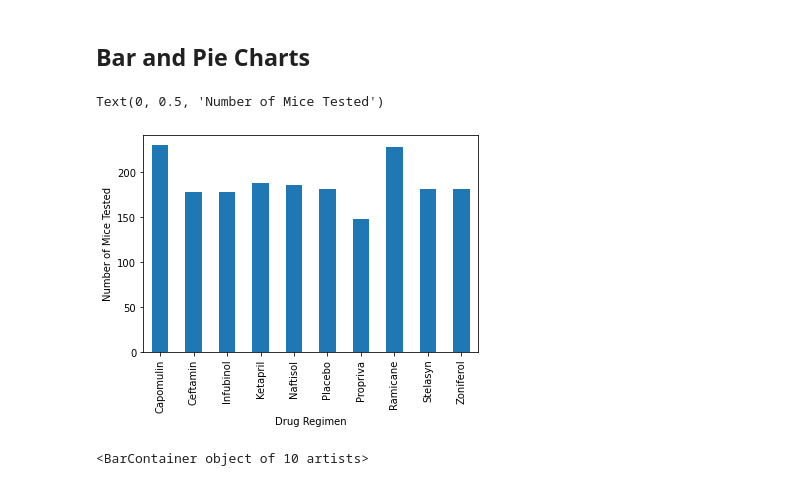
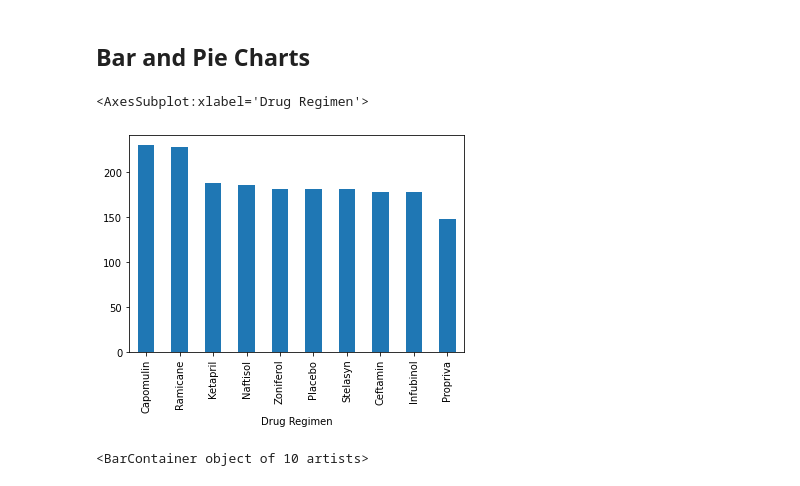
Before and after one commit to ttoffey/MatPlotLib_Challenge, a Jupyter notebook: main_py.ipynb, the cells around one changed output. Saved outputs shown, nothing was run; the diff lists cells and outputs as text; code cells hidden in the pictures.

Commit message:
to 1st bar plot

```diff
--- a/main_py.ipynb
+++ b/main_py.ipynb
@@ -184,21 +187,24 @@ tumor_volume["Tumor Volume (mm3)"].agg([np.mean, np.median, np.var, np.std, st.s
 # %%
 # Generate a bar plot showing the total number of datapoints for each drug regimen using pandas.
 # There should be a single bar per regimen
 df_drug = df.groupby("Drug Regimen")
 df_drug["Tumor Volume (mm3)"].mean()
 df_drug["Timepoint"].count()
 
 
 datapoints = df.groupby("Drug Regimen")
-chart_datapoints = datapoints["Mouse ID"].count()
-#.sort(axis=0).plot(kind='bar')
-#chart_datapoints.reset_index()
-#chart_datapoints.plot(kind='bar')
-ax=chart_datapoints.plot(kind='bar')
-ax.set_ylabel("Number of Mice Tested")
+chart_datapoints = datapoints["Mouse ID"].count().reset_index()
+chart_datapoints = chart_datapoints.sort_values('Mouse ID', ascending=False)
+chart_datapoints = chart_datapoints.set_index("Drug Regimen")
+chart_datapoints
+chart_datapoints.plot(kind='bar', legend=None)
+
+
+#ax=chart_datapoints.plot(kind='bar')
+#ax.set_ylabel("Number of Mice Tested")
 # %% [output]
-Text(0, 0.5, 'Number of Mice Tested')
+<AxesSubplot:xlabel='Drug Regimen'>
-[figure, old version]
+[figure, new version]
 # %%
 # Generate identical bar plot using pyplot instead of pandas.
 datapoints = df.groupby("Drug Regimen")
```
Also changed, not shown: parts of 1 cell of this notebook.
